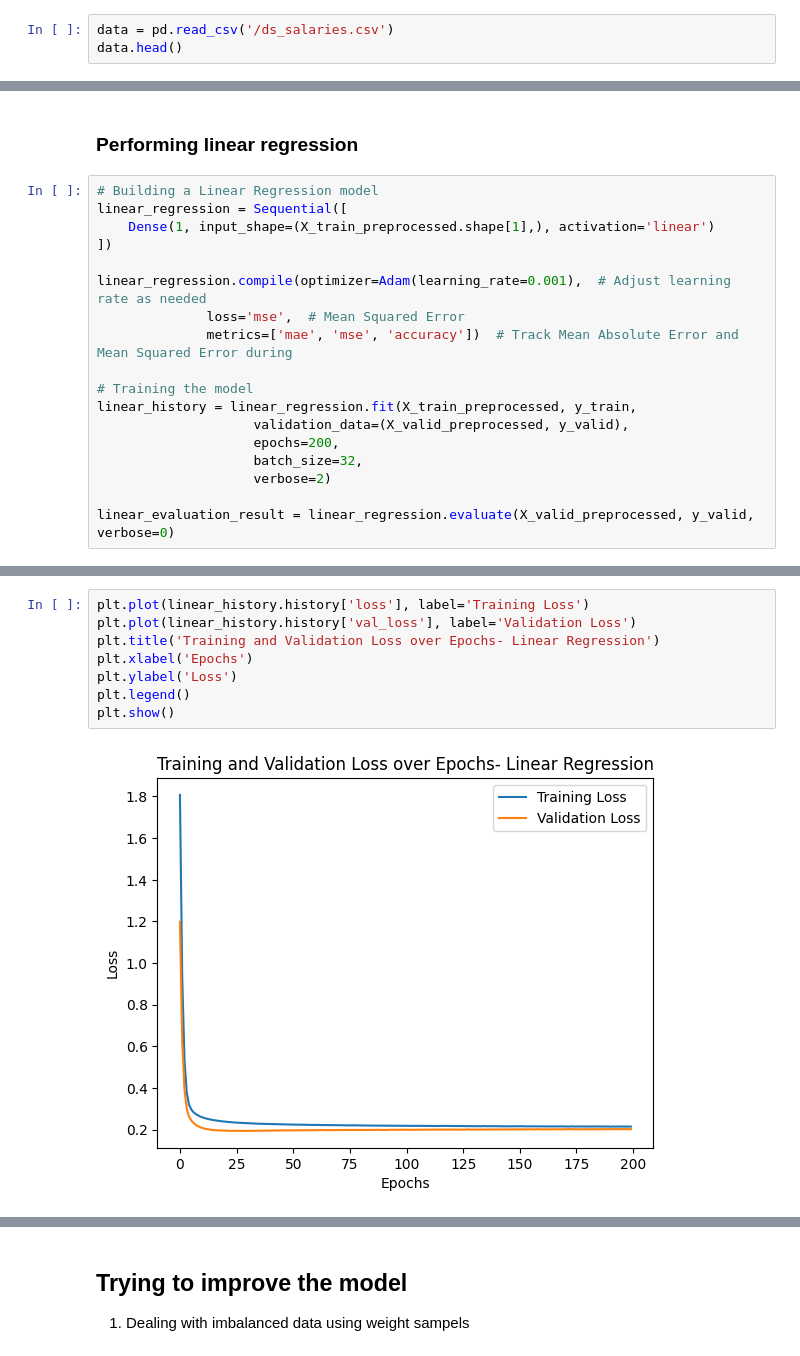
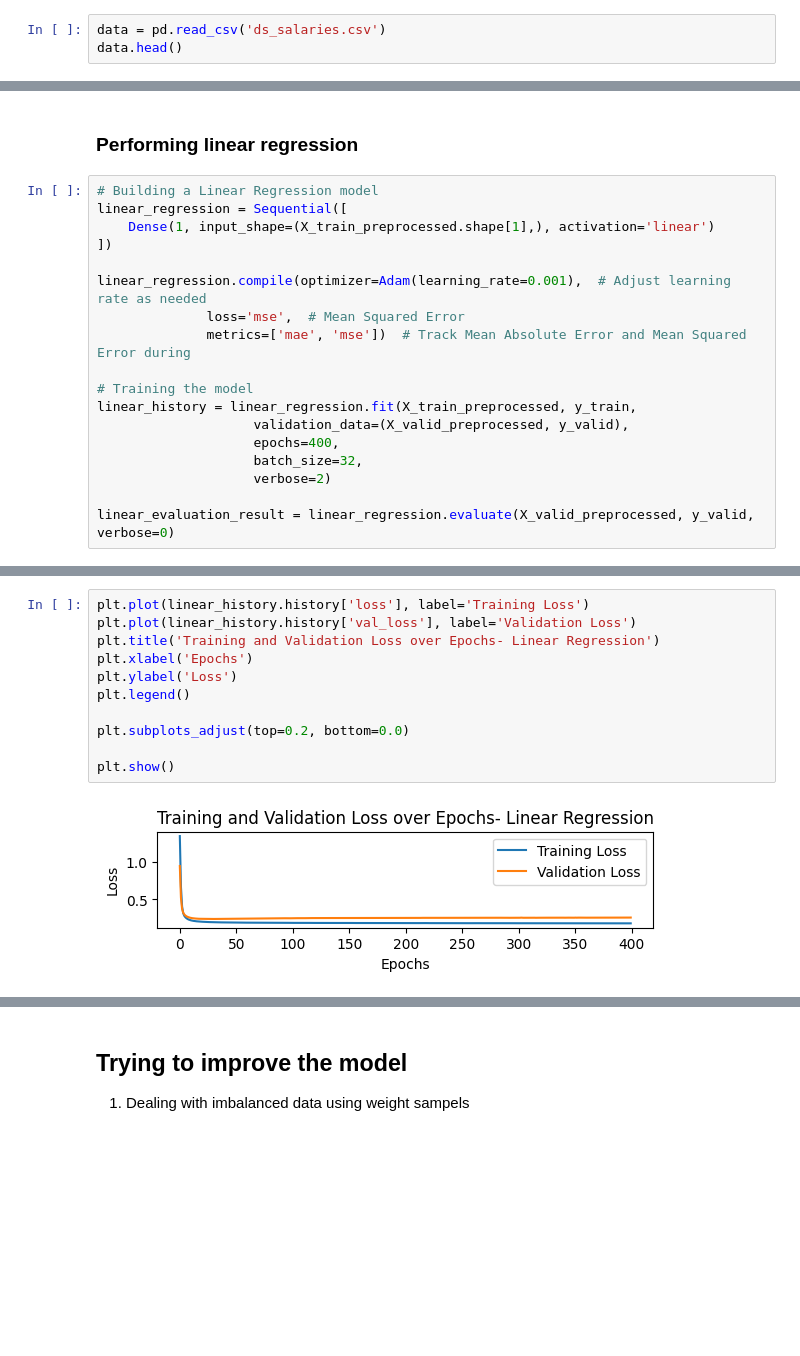
Before and after one commit to itamarKraitman/2024DeepLearningCourseProject, a Jupyter notebook: Main_Notebook.ipynb, the cells around one changed output, grey strips where cells are left out. Drawn from its saved outputs; the diff is of its cells as text; blank space fills up the shorter version.

```diff
--- a/Main_Notebook.ipynb
+++ b/Main_Notebook.ipynb
@@ -23,7 +32,7 @@ Predicting annual salary in dollars for data science positions based on various
 # %% [markdown]
 ### Reading Data From Source
 # %%
-data = pd.read_csv('/ds_salaries.csv')
+data = pd.read_csv('ds_salaries.csv')
 data.head()
 # %% [output]
 |  | work_year | experience_level | employment_type | job_title | salary | salary_currency | salary_in_usd | ... |
@@ -281,12 +290,12 @@ linear_regression = Sequential([
 
 linear_regression.compile(optimizer=Adam(learning_rate=0.001),  # Adjust learning rate as needed
               loss='mse',  # Mean Squared Error
-              metrics=['mae', 'mse', 'accuracy'])  # Track Mean Absolute Error and Mean Squared Error during
+              metrics=['mae', 'mse'])  # Track Mean Absolute Error and Mean Squared Error during
 
 # Training the model
 linear_history = linear_regression.fit(X_train_preprocessed, y_train,
                     validation_data=(X_valid_preprocessed, y_valid),
-                    epochs=200,
+                    epochs=400,
                     batch_size=32,
                     verbose=2)
 
@@ -312,13 +321,16 @@ Epoch 200/200
 # %%
 plt.plot(linear_history.history['loss'], label='Training Loss')
 plt.plot(linear_history.history['val_loss'], label='Validation Loss')
 plt.title('Training and Validation Loss over Epochs- Linear Regression')
 plt.xlabel('Epochs')
 plt.ylabel('Loss')
 plt.legend()
+
+plt.subplots_adjust(top=0.2, bottom=0.0)
+
 plt.show()
 # %% [output]
-[figure, old version]
+[figure, new version]
 # %%
 # Building the MLP model
 mlp_model = Sequential([
```
Also changed, not shown: parts of 15 cells of this notebook.
